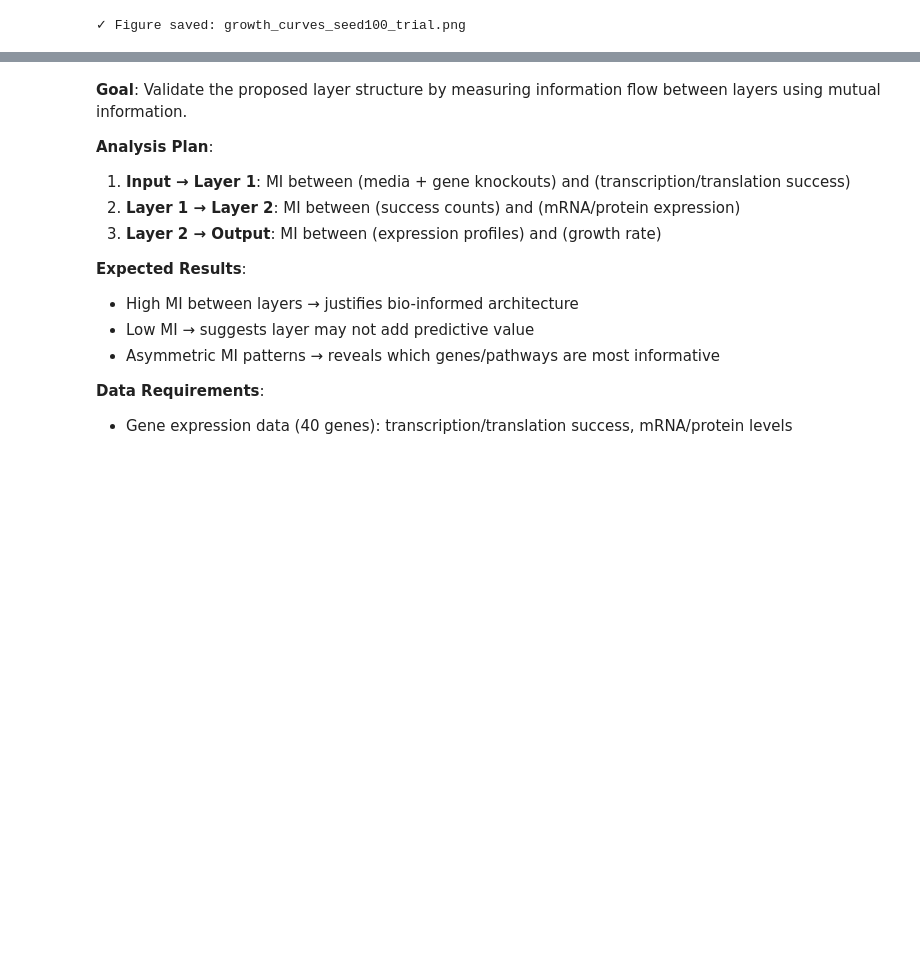
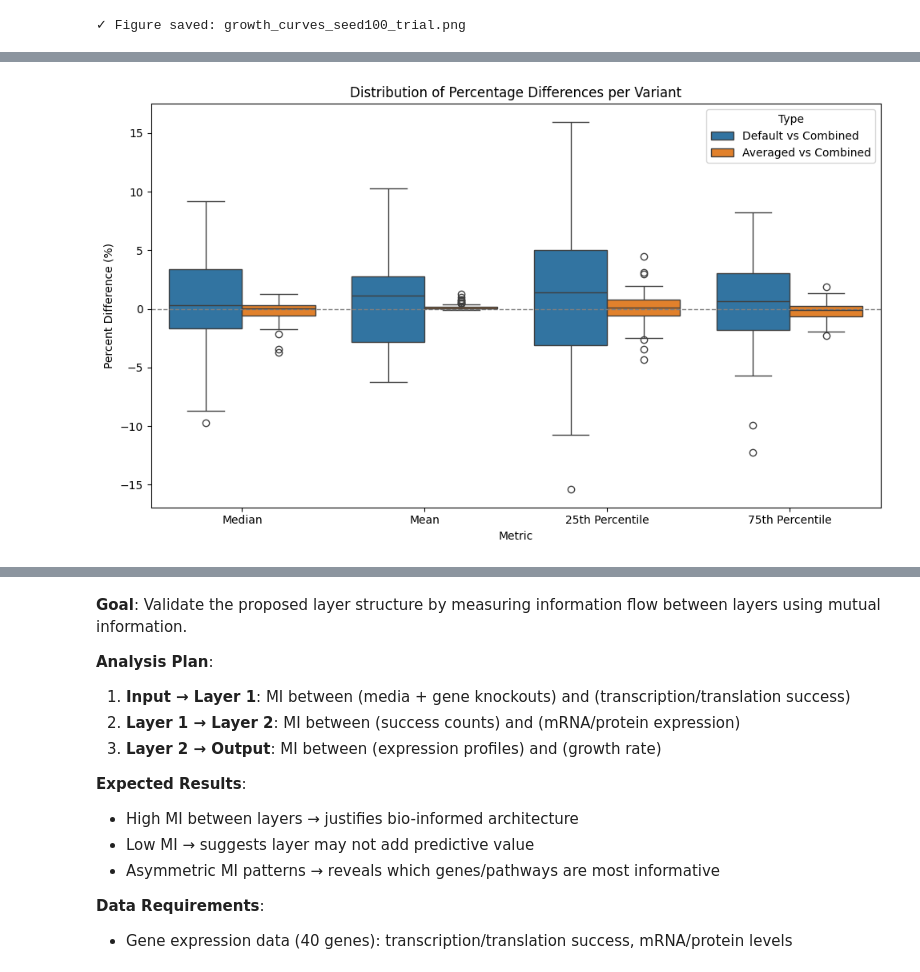
Before and after one commit to katha815/vEcoli-Local, a Jupyter notebook: reading/analysis_prior_to_ML_train.ipynb, the cells around one changed output, grey strips where cells are left out. Saved outputs shown, nothing was run; the diff lists cells and outputs as text; code cells hidden in the pictures; blank space fills up the shorter version.

```diff
--- a/reading/analysis_prior_to_ML_train.ipynb
+++ b/reading/analysis_prior_to_ML_train.ipynb
@@ -526,0 +986,40 @@ except FileNotFoundError:
+# %%
+import matplotlib.pyplot as plt
+import pandas as pd
+import numpy as np
+import seaborn as sns
+
+# Ensure 'comparison' DataFrame is available (see previous cells)
+metrics = [
+    ('median_default', 'median_combined', 'median_avg', 'Median'),
+    ('mean_default', 'mean_combined', 'mean_avg', 'Mean'),
+    ('25th_percentile_default', '25th_combined', '25th_avg', '25th Percentile'),
+    ('75th_percentile_default', '75th_combined', '75th_avg', '75th Percentile')
+]
+
+# Collect percentage differences for each metric and type
+box_data = []
+for default_col, combined_col, avg_col, metric_name in metrics:
+    # Avoid division by zero for combined
+    valid = comparison[comparison[combined_col] != 0]
+    # Percentage difference: default vs combined
+    percent_diff_default = (valid[default_col] - valid[combined_col]) / valid[combined_col] * 100
+    for val in percent_diff_default:
+        box_data.append({'Metric': metric_name, 'Type': 'Default vs Combined', 'Percent Difference': val})
+    # Percentage difference: averaged vs combined
+    percent_diff_avg = (valid[avg_col] - valid[combined_col]) / valid[combined_col] * 100
+    for val in percent_diff_avg:
+        box_data.append({'Metric': metric_name, 'Type': 'Averaged vs Combined', 'Percent Difference': val})
+
+box_df = pd.DataFrame(box_data)
+
+plt.figure(figsize=(10, 6))
+sns.boxplot(x='Metric', y='Percent Difference', hue='Type', data=box_df, showfliers=True)
+plt.title('Distribution of Percentage Differences per Variant')
+plt.ylabel('Percent Difference (%)')
+plt.xlabel('Metric')
+plt.axhline(0, color='gray', linestyle='--', linewidth=1)
+plt.tight_layout()
+plt.show()
+# %% [output]
+[figure, added]
```
Also changed, not shown: parts of 63 cells of this notebook, 35 other files.
